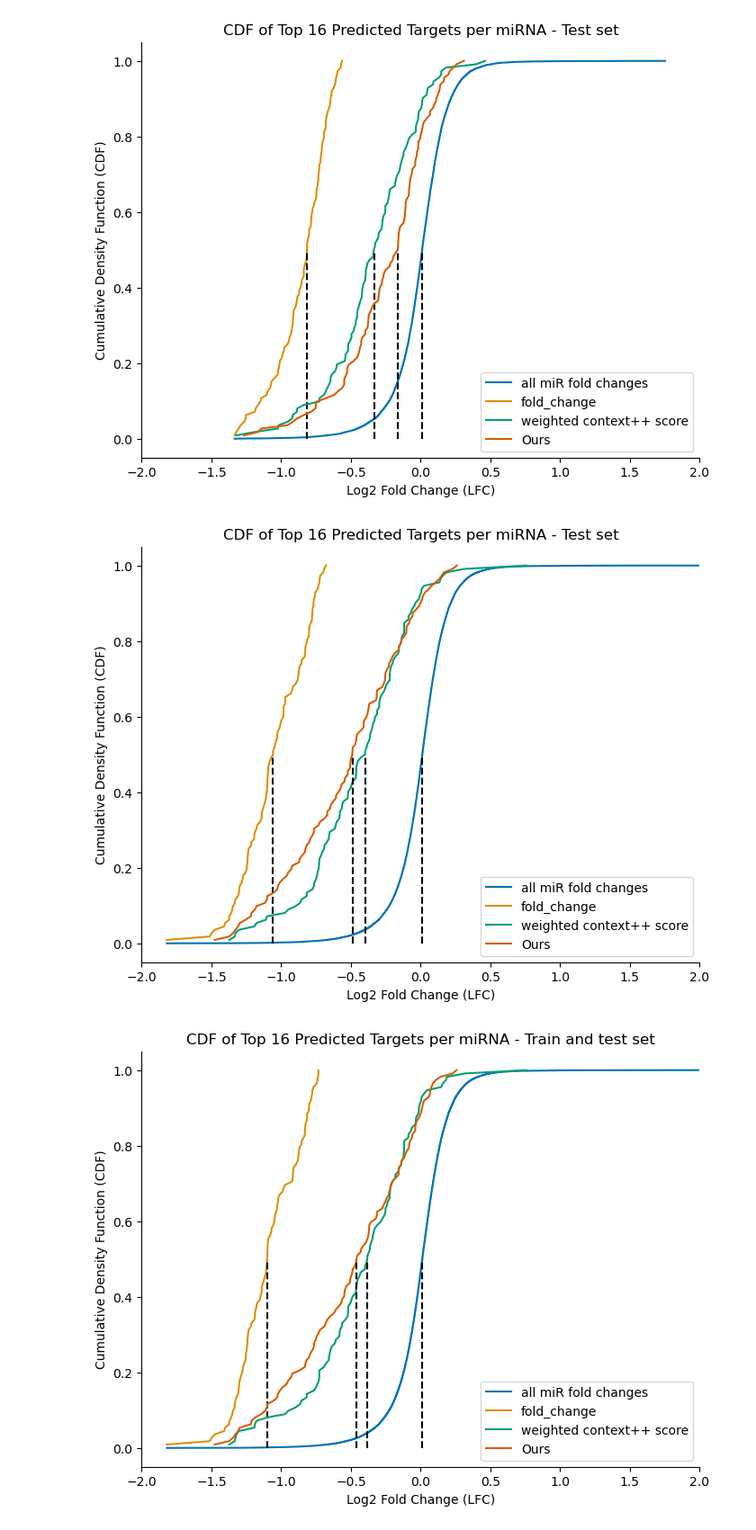
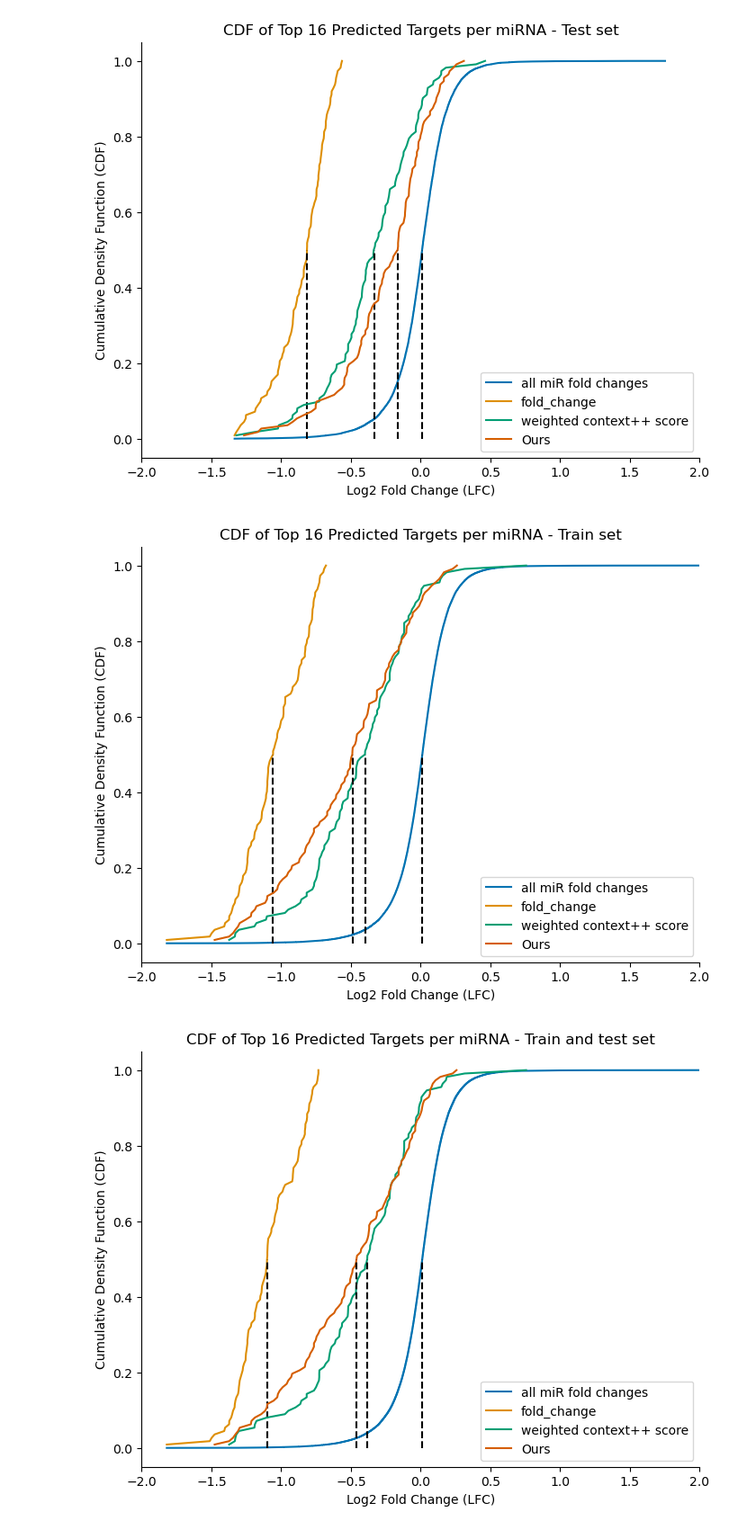
Before and after one commit to ML-Bioinfo-CEITEC/miRNA, a Jupyter notebook: examples/ML_training_and_evaluation.regression.ipynb, the cells around one changed output. Shown: that part at 90% size. Cells and saved outputs as stored; diff of their text form; code cells hidden in the pictures.

```diff
--- a/examples/ML_training_and_evaluation.regression.ipynb
+++ b/examples/ML_training_and_evaluation.regression.ipynb
@@ -154,11 +151,11 @@ plot_multiple_cdfs_with_medians(data_test, pred_columns, ['all miR fold changes'
 # %%
 data_train['Ours'] = y_pred_seeds_signal_tree_train_fc
 data_train['all miR fold changes'] = y_train_fc
 
 pred_columns = ['fold_change', 'weighted context++ score', 'Ours']
-plot_multiple_cdfs_with_medians(data_train, pred_columns, ['all miR fold changes'], 'Test set', 16)
+plot_multiple_cdfs_with_medians(data_train, pred_columns, ['all miR fold changes'], 'Train set', 16)
 # %% [output]
-[figure, old version]
+[figure, new version]
 # %%
 df_train_test = pd.concat([data_train, data_test], ignore_index=True)
 
```
Also changed, not shown: parts of 1 cell of this notebook, 5 other files.
